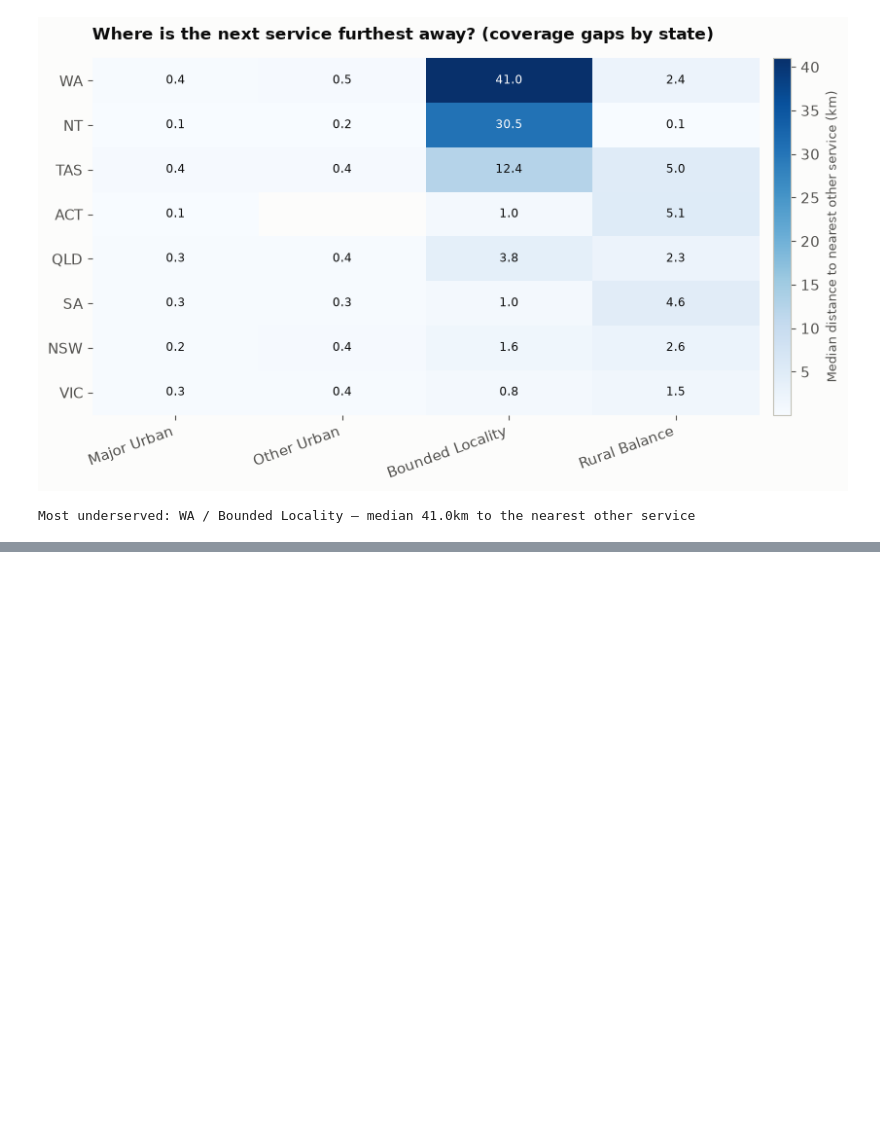
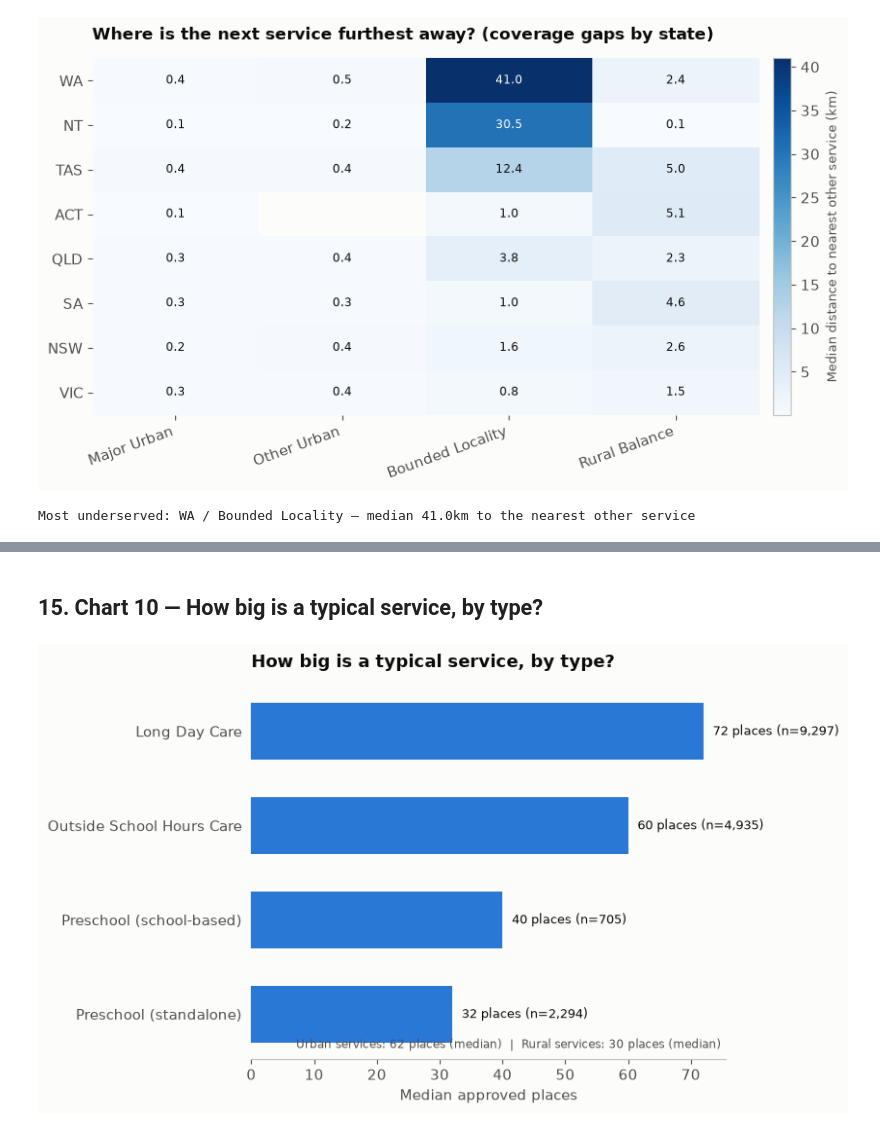
Before and after one commit to martvanhoorn2003-svg/Mart, a Jupyter notebook: ACECQA_Service_Quality_Analysis.ipynb, the cells around one changed output, grey strips where cells are left out. Saved outputs shown, nothing was run; the diff lists cells and outputs as text; code cells hidden in the pictures; blank space fills up the shorter version.

```diff
--- a/ACECQA_Service_Quality_Analysis.ipynb
+++ b/ACECQA_Service_Quality_Analysis.ipynb
@@ -58,6 +56,7 @@ FIG_DIR = Path("outputs/figures")
 FIG_DIR.mkdir(parents=True, exist_ok=True)
 
 pd.set_option("display.max_columns", None)
+summary = {}  # every chart appends its own headline stats here, right after drawing
 # %% [markdown]
 
 ## 1. Load the raw data and look for problems before trusting it
@@ -566,15 +550,15 @@ Name: count, dtype: int64
 # %%
 
 d6 = df[df["UrbanRural"].notna()]
-medians = d6.groupby("UrbanRural")[["DistanceToTrainStation_km", "DistanceToBusStation_km"]].median().reindex(["Urban", "Rural"])
+medians6 = d6.groupby("UrbanRural")[["DistanceToTrainStation_km", "DistanceToBusStation_km"]].median().reindex(["Urban", "Rural"])
 
 fig, ax = plt.subplots(figsize=(7.5, 5))
 x = np.arange(2); w = 0.32
-ax.bar(x - w / 2, medians["DistanceToTrainStation_km"], width=w, color=CAT["blue"], label="Train station")
-ax.bar(x + w / 2, medians["DistanceToBusStation_km"], width=w, color=CAT["orange"], label="Bus station")
+ax.bar(x - w / 2, medians6["DistanceToTrainStation_km"], width=w, color=CAT["blue"], label="Train station")
+ax.bar(x + w / 2, medians6["DistanceToBusStation_km"], width=w, color=CAT["orange"], label="Bus station")
 for i, cat in enumerate(["Urban", "Rural"]):
-    ax.text(i - w / 2, medians.loc[cat, "DistanceToTrainStation_km"] + 0.5, f"{medians.loc[cat, 'DistanceToTrainStation_km']:.1f}km", ha="center", fontsize=9)
-    ax.text(i + w / 2, medians.loc[cat, "DistanceToBusStation_km"] + 0.5, f"{medians.loc[cat, 'DistanceToBusStation_km']:.1f}km", ha="center", fontsize=9)
+    ax.text(i - w / 2, medians6.loc[cat, "DistanceToTrainStation_km"] + 0.5, f"{medians6.loc[cat, 'DistanceToTrainStation_km']:.1f}km", ha="center", fontsize=9)
+    ax.text(i + w / 2, medians6.loc[cat, "DistanceToBusStation_km"] + 0.5, f"{medians6.loc[cat, 'DistanceToBusStation_km']:.1f}km", ha="center", fontsize=9)
 ax.set_xticks(x); ax.set_xticklabels(["Urban", "Rural"])
 ax.set_ylabel("Median distance (km)")
 ax.set_title("Rural services sit far further from public transport", fontsize=13, fontweight="bold", color=INK_PRIMARY, loc="left", pad=14)
@@ -585,6 +569,9 @@ ax.spines["left"].set_color(BASELINE); ax.spines["bottom"].set_color(BASELINE)
 fig.tight_layout()
 fig.savefig(FIG_DIR / "06_transport_by_urban_rural.png", dpi=200)
 plt.show()
+
+summary["urban_median_train_km"] = round(float(medians6.loc["Urban", "DistanceToTrainStation_km"]), 2)
+summary["rural_median_train_km"] = round(float(medians6.loc["Rural", "DistanceToTrainStation_km"]), 2)
 # %% [output]
 [figure]
 # %% [markdown]
@@ -624,9 +611,9 @@ fig.tight_layout()
 fig.savefig(FIG_DIR / "07_rating_by_urban_rural.png", dpi=200)
 plt.show()
 
-urban_exceeding = float(props7.iloc[0][["Exceeding NQS", "Excellent"]].sum()) * 100
-rural_exceeding = float(props7.iloc[1][["Exceeding NQS", "Excellent"]].sum()) * 100
-print(f"Urban Exceeding+: {urban_exceeding:.1f}%   Rural Exceeding+: {rural_exceeding:.1f}%")
+summary["urban_exceeding_pct"] = round(float(props7.iloc[0][["Exceeding NQS", "Excellent"]].sum()) * 100, 1)
+summary["rural_exceeding_pct"] = round(float(props7.iloc[1][["Exceeding NQS", "Excellent"]].sum()) * 100, 1)
+print(f"Urban Exceeding+: {summary['urban_exceeding_pct']}%   Rural Exceeding+: {summary['rural_exceeding_pct']}%")
 # %% [output]
 [figure]
 Urban Exceeding+: 21.7%   Rural Exceeding+: 17.0%
@@ -704,0 +746,33 @@ Most underserved: WA / Bounded Locality — median 41.0km to the nearest other s
+# %% [markdown]
+
+## 15. Chart 10 — How big is a typical service, by type?
+# %%
+
+# Family Day Care excluded: capacity is recorded per individually-registered
+# educator across a scheme, not as a single site limit, so NumberOfApprovedPlaces
+# is populated for only 2 of 417 FDC services - not enough for a meaningful median.
+d10 = df[~df["PrimaryServiceType"].isin(["Other", "Family Day Care"])].dropna(subset=["NumberOfApprovedPlaces"])
+med10 = d10.groupby("PrimaryServiceType")["NumberOfApprovedPlaces"].median().sort_values(ascending=False)
+counts10 = d10["PrimaryServiceType"].value_counts()
+urban_rural_places = df.groupby("UrbanRural")["NumberOfApprovedPlaces"].median()
+
+fig, ax = plt.subplots(figsize=(8.5, 5))
+bars = ax.barh(med10.index, med10.values, color=CAT["blue"], height=0.6)
+for bar, name in zip(bars, med10.index):
+    ax.text(bar.get_width() + 1.5, bar.get_y() + bar.get_height() / 2, f"{bar.get_width():.0f} places (n={counts10[name]:,})", va="center", fontsize=9)
+ax.invert_yaxis()
+ax.set_xlabel("Median approved places")
+ax.set_title("How big is a typical service, by type?", fontsize=13, fontweight="bold", color=INK_PRIMARY, loc="left", pad=14)
+ax.text(0.99, 0.03, f"Urban services: {urban_rural_places['Urban']:.0f} places (median)  |  Rural services: {urban_rural_places['Rural']:.0f} places (median)",
+        transform=ax.transAxes, ha="right", fontsize=8.5, color=INK_SECONDARY)
+for spine in ["top", "right", "left"]:
+    ax.spines[spine].set_visible(False)
+ax.tick_params(left=False)
+fig.tight_layout()
+fig.savefig(FIG_DIR / "10_capacity_by_type.png", dpi=200)
+plt.show()
+
+summary["median_places_urban"] = round(float(urban_rural_places["Urban"]), 1)
+summary["median_places_rural"] = round(float(urban_rural_places["Rural"]), 1)
+# %% [output]
+[figure, added]
```
Also changed, not shown: parts of 33 cells of this notebook, 7 other files.
